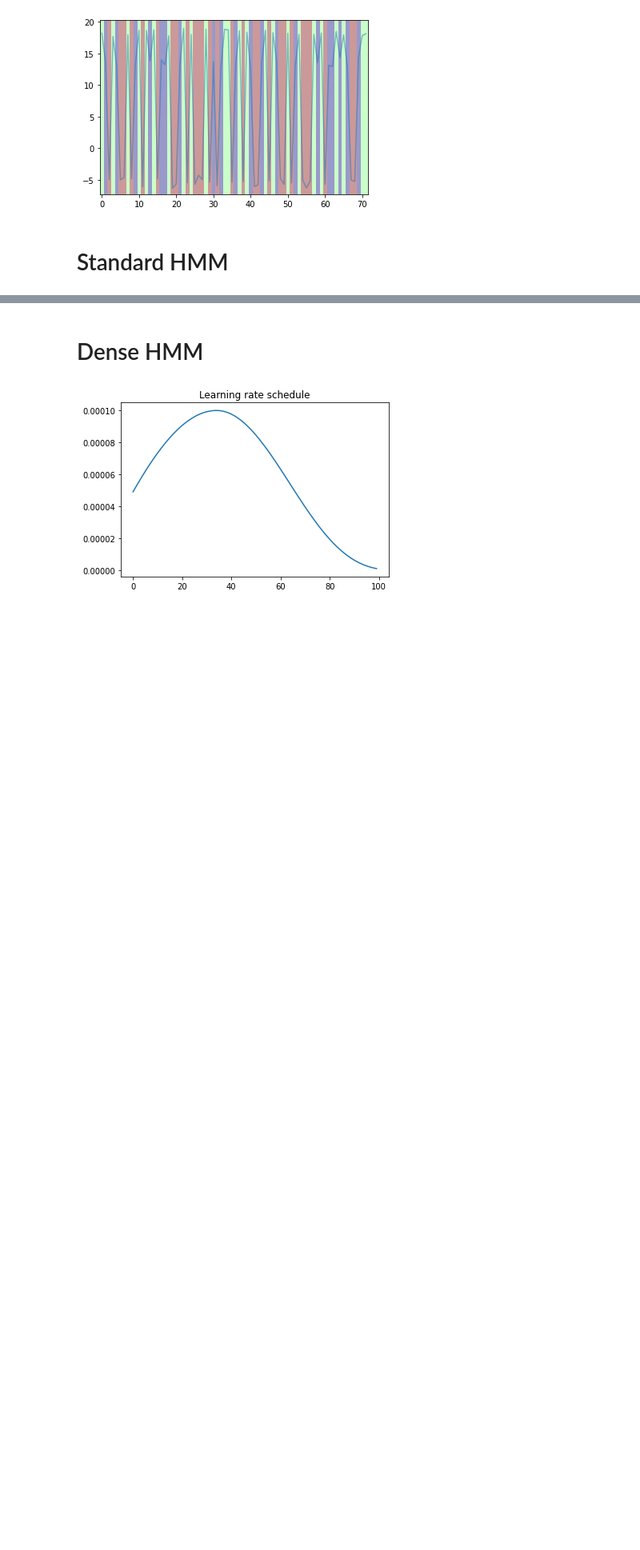
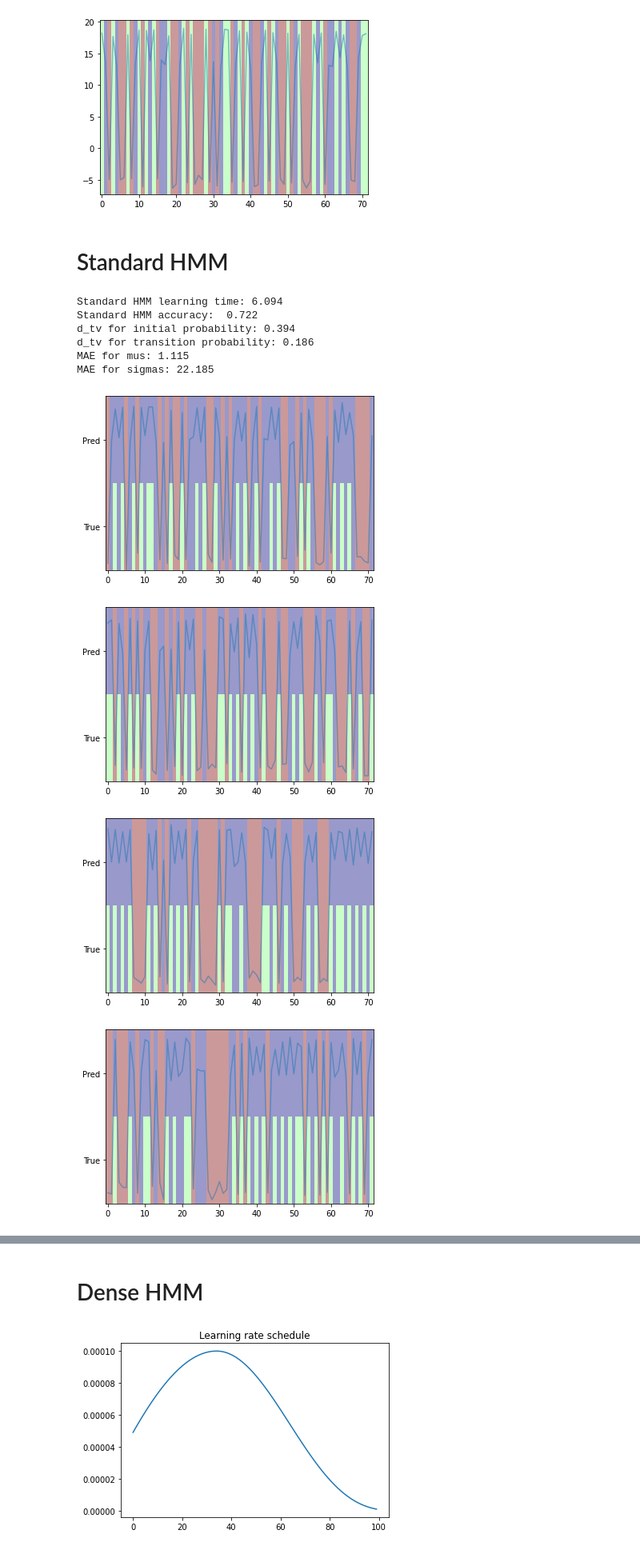
Before and after one commit to CIRGLaboratory/GausianDenseHMM, a Jupyter notebook: code_dense_hmm/simple_test_gaussian.ipynb, the cells around one changed output, grey strips where cells are left out. Shown at 80% size. Saved outputs shown, nothing was run; the diff lists cells and outputs as text; code cells hidden in the pictures; blank space fills up the shorter version.

```diff
--- a/code_dense_hmm/simple_test_gaussian.ipynb
+++ b/code_dense_hmm/simple_test_gaussian.ipynb
@@ -99,33 +99,45 @@ for i in range(s if plot_all_sequences else  5):
 # %% [markdown]
 #  Standard HMM
 # %%
-# # fit standard HMM - custom implementation
-#
-# standardhmm = StandardGaussianHMM(n, em_iter=2, covariance_type='diag')
-#
-# start = time.perf_counter()
-# standardhmm.fit(Y_true, lengths)
-# print("Standard HMM learning time:", round(time.perf_counter() - start, 3))
-#
-# preds = np.concatenate([standardhmm.predict(Y_true[sum(lengths[:i]):sum(lengths[:(i+1)])]) for i in range(s)])
-# perm = find_permutation(preds, X_true)
-# preds_perm = np.array([perm[i] for i in preds])
-# print("Standard HMM accuracy: ", round((X_true == preds_perm).mean(),  3))
-#
-# # TODO:  permute metrices
-# print("d_tv for initial probability:", round(dtv(standardhmm.startprob_.reshape(1, -1), pi[perm].reshape(1, -1)),  3))
-# print("d_tv for transition probability:", round(dtv(standardhmm.transmat_, A[perm, :][:, perm]),  3))
-# print("MAE for mus:", round(abs(mu[perm] - standardhmm.means_[:, 0]).mean(),  3))
-# print("MAE for sigmas:", round(abs(sigma[perm] - standardhmm.covars_[:, 0, 0]).mean(),  3))
+# fit standard HMM - custom implementation
+
+standardhmm = StandardGaussianHMM(n, em_iter=20, covariance_type='diag')
+
+start = time.perf_counter()
+standardhmm.fit(Y_true, lengths)
+print("Standard HMM learning time:", round(time.perf_counter() - start, 3))
+
+preds = np.concatenate([standardhmm.predict(Y_true[sum(lengths[:i]):sum(lengths[:(i+1)])]) for i in range(s)])
+perm = find_permutation(preds, X_true)
+preds_perm = np.array([perm[i] for i in preds])
+print("Standard HMM accuracy: ", round((X_true == preds_perm).mean(),  3))
+
+# TODO:  permute metrices
+print("d_tv for initial probability:", round(dtv(standardhmm.startprob_.reshape(1, -1), pi[perm].reshape(1, -1)),  3))
+print("d_tv for transition probability:", round(dtv(standardhmm.transmat_, A[perm, :][:, perm]),  3))
+print("MAE for mus:", round(abs(mu[perm] - standardhmm.means_[:, 0]).mean(),  3))
+print("MAE for sigmas:", round(abs(sigma[perm] - standardhmm.covars_[:, 0, 0]).mean(),  3))
+# %% [output]
+Standard HMM learning time: 6.094
+Standard HMM accuracy:  0.722
+d_tv for initial probability: 0.394
+d_tv for transition probability: 0.186
+MAE for mus: 1.115
+MAE for sigmas: 22.185
 # %%
-# for i in range(s if plot_all_sequences else  5):
-#     i1 = sum(lengths[:i])
-#     i2 = sum(lengths[:(i+1)])
-#     lim_bottom = min(mu) - 3 * max(sigma)
-#     lim_semi = (min(mu) + max(mu)) / 2
-#     lim_upper = max(mu) + 3*max(sigma)
-#     plt.imshow(X_true[i1:i2].reshape(1, -1), aspect="auto", extent = (-.5, T-.5, lim_bottom, lim_semi), cmap="jet", alpha=0.4)
-#     plt.imshow(preds_perm[i1:i2].reshape(1, -1), aspect="auto", extent = (-.5, T-.5, lim_semi, lim_upper), cmap="jet", alpha=0.4)
-#     plt.yticks([(lim_bottom + lim_semi) / 2, (lim_semi + lim_upper) / 2],  ["True", "Pred"])
-#     plt.plot(Y_true[i1:i2], alpha=.5)
-#     plt.show()
+for i in range(s if plot_all_sequences else  5):
+    i1 = sum(lengths[:i])
+    i2 = sum(lengths[:(i+1)])
+    lim_bottom = min(mu) - 3 * max(sigma)
+    lim_semi = (min(mu) + max(mu)) / 2
+    lim_upper = max(mu) + 3*max(sigma)
+    plt.imshow(X_true[i1:i2].reshape(1, -1), aspect="auto", extent = (-.5, T-.5, lim_bottom, lim_semi), cmap="jet", alpha=0.4)
+    plt.imshow(preds_perm[i1:i2].reshape(1, -1), aspect="auto", extent = (-.5, T-.5, lim_semi, lim_upper), cmap="jet", alpha=0.4)
+    plt.yticks([(lim_bottom + lim_semi) / 2, (lim_semi + lim_upper) / 2],  ["True", "Pred"])
+    plt.plot(Y_true[i1:i2], alpha=.5)
+    plt.show()
+# %% [output]
+[figure, added]
+[figure, added]
+[figure, added]
+[figure, added]
```
Also changed, not shown: parts of 26 cells of this notebook, 6 other files.
